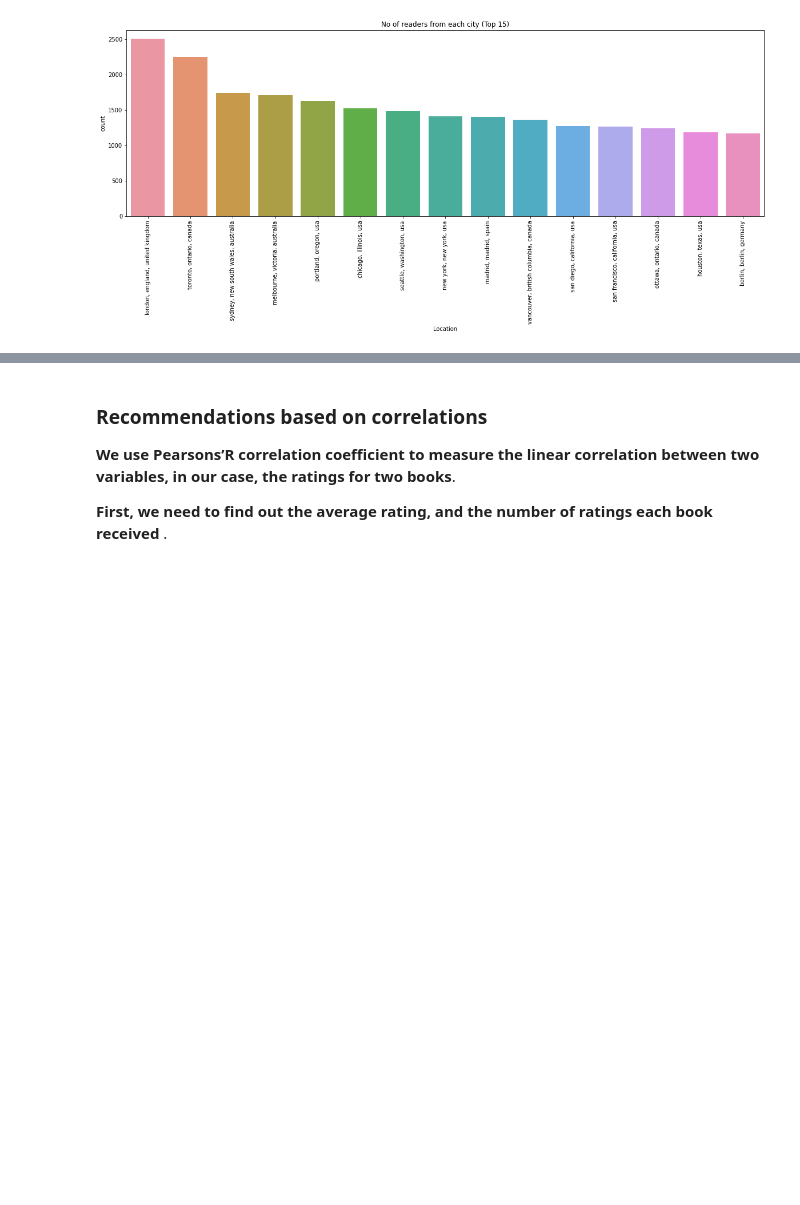
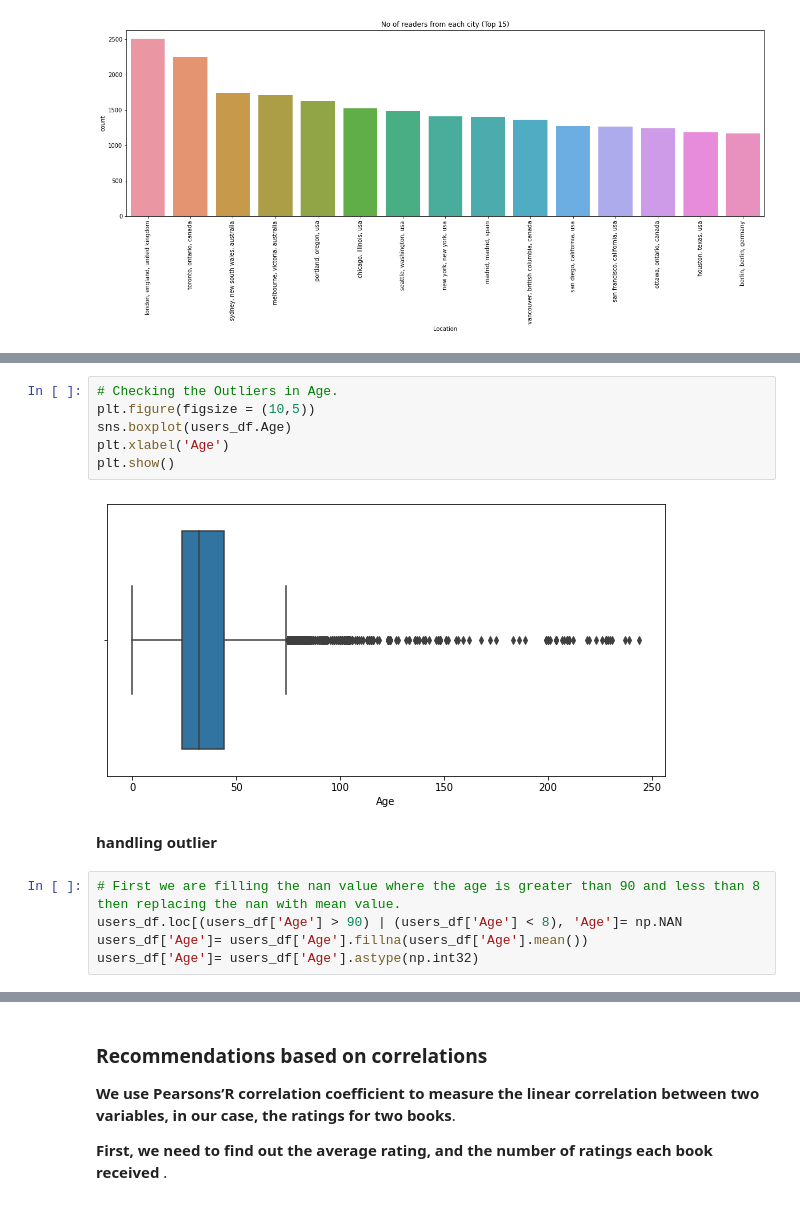
Before and after one commit to Aaryant31/Book-Recommendation-System, a Jupyter notebook: Rahul_Kumar_Soni_Book_Recommendation_System.ipynb, the cells around one changed output, grey strips where cells are left out. Saved outputs shown, nothing was run; the diff lists cells and outputs as text; blank space fills up the shorter version.

```diff
--- a/Rahul_Kumar_Soni_Book_Recommendation_System.ipynb
+++ b/Rahul_Kumar_Soni_Book_Recommendation_System.ipynb
@@ -357,0 +360,15 @@ plt.xticks(rotation=90)
+# %%
+# Checking the Outliers in Age.
+plt.figure(figsize = (10,5))
+sns.boxplot(users_df.Age)
+plt.xlabel('Age')
+plt.show()
+# %% [output]
+[figure, added]
+# %% [markdown]
+**handling outlier**
+# %%
+# First we are filling the nan value where the age is greater than 90 and less than 8 then replacing the nan with mean value.
+users_df.loc[(users_df['Age'] > 90) | (users_df['Age'] < 8), 'Age']= np.NAN
+users_df['Age']= users_df['Age'].fillna(users_df['Age'].mean())
+users_df['Age']= users_df['Age'].astype(np.int32)
```
Also changed, not shown: parts of 7 cells of this notebook.
